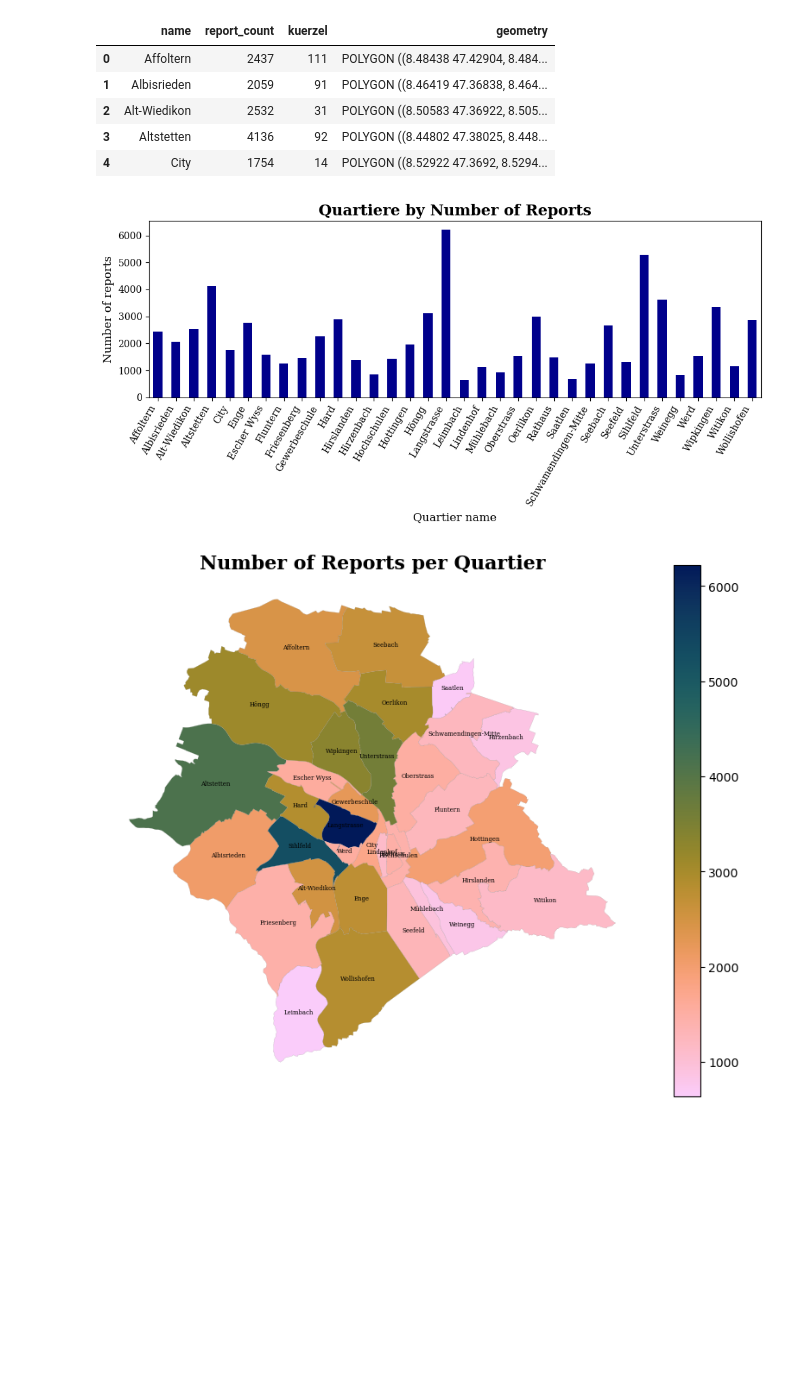
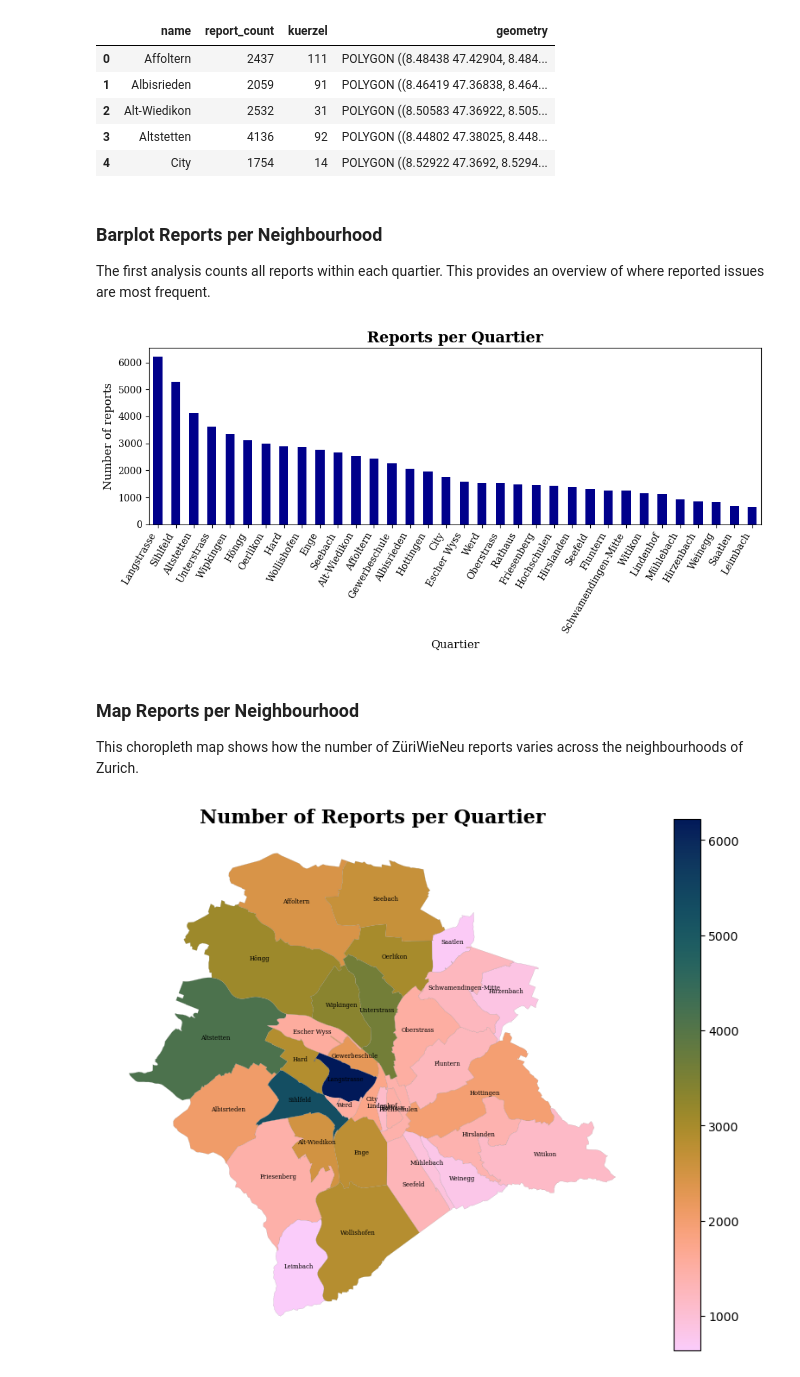
Before and after one commit to linellve01/sds-project, a Jupyter notebook: notebooks/spatial_analysis.ipynb, the cells around one changed output. Cells and saved outputs as stored; diff of their text form; code cells hidden in the pictures; blank space fills up the shorter version.

```diff
--- a/notebooks/spatial_analysis.ipynb
+++ b/notebooks/spatial_analysis.ipynb
@@ -56,25 +78,38 @@ reports_per_quartier_gdf = gpd.GeoDataFrame(
     geometry="geometry",
     crs=quartiere_join_clean.crs
 )
+# %% [markdown]
+### Barplot Reports per Neighbourhood
+
+The first analysis counts all reports within each quartier. This provides an overview of where reported issues are most frequent.
+# %%
+reports_per_quartier_sorted = reports_per_quartier_gdf.sort_values(
+    "report_count",
+    ascending=False
+)
 # %%
-reports_per_quartier_gdf.plot(
+ax = reports_per_quartier_sorted.plot(
     kind="bar",
-    color="darkblue",
-    figsize=(10,5),
     x="name",
     y="report_count",
+    figsize=(10, 5),
+    color="darkblue",
     legend=False
 )
 
-plt.xlabel("Quartier name", fontsize=12, fontfamily="serif")
-plt.ylabel("Number of reports", fontsize=12, fontfamily="serif")
-plt.title("Quartiere by Number of Reports", fontsize=16, fontweight="bold", fontfamily="serif")
+ax.set_xlabel("Quartier", fontsize=12, fontfamily="serif")
+ax.set_ylabel("Number of reports", fontsize=12, fontfamily="serif")
+ax.set_title("Reports per Quartier", fontsize=16, fontweight="bold", fontfamily="serif")
 plt.xticks(rotation=60, ha="right", fontfamily="serif")
 plt.yticks(fontfamily="serif")
 plt.tight_layout()
 plt.show()
 # %% [output]
-[figure, old version]
+[figure, new version]
+# %% [markdown]
+### Map Reports per Neighbourhood
+
+This choropleth map shows how the number of ZüriWieNeu reports varies across the neighbourhoods of Zurich.
 # %%
 fig, ax = plt.subplots(figsize=(10, 8))
 
```
Also changed, not shown: parts of 22 cells of this notebook, 3 other files.
